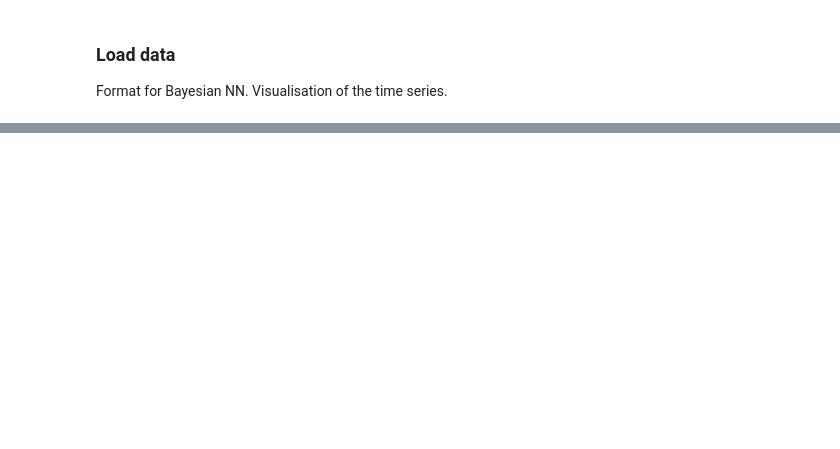
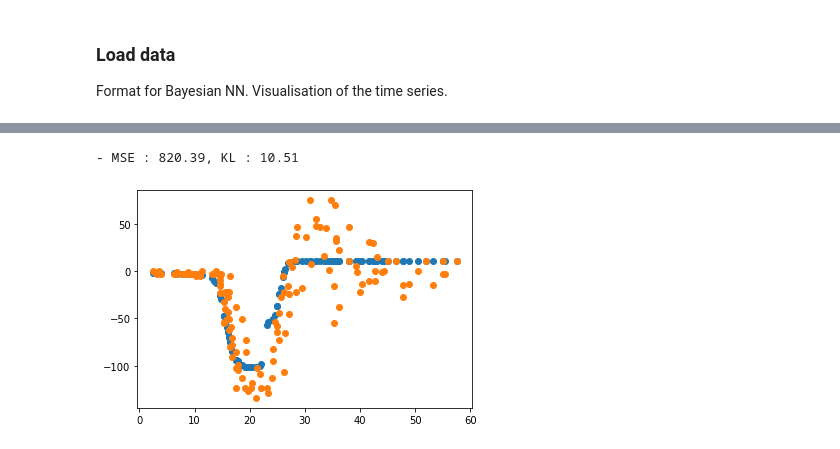
Before and after one commit to nalatraz/DeepLearning_Project7a, a Jupyter notebook: Bayesian Linear - Motorcycle Test.ipynb, the cells around one changed output, grey strips where cells are left out. Cells and saved outputs as stored; diff of their text form; code cells hidden in the pictures; blank space fills up the shorter version.

```diff
--- a/Bayesian Linear - Motorcycle Test.ipynb
+++ b/Bayesian Linear - Motorcycle Test.ipynb
@@ -124,11 +202,0 @@ plt.show()
-# %%
-num_predictions = 100
-prediction = np.zeros((len(x), num_predictions))
-
-plt.figure(figsize=(16,9))
-plt.scatter(x, y, label='Data')
-for i in range(num_predictions):
-    prediction[:,i] = net(x).squeeze().detach().numpy()
-    plt.scatter(x, prediction[:,i], label='Prediction ' + str(i))
-
-plt.show()
@@ -154,0 +230,35 @@ plt.show()
+# %%
+net = net.float()
+
+optimizer = optim.Adam(net.parameters(), lr=0.01)
+mse_loss = nn.MSELoss()
+
+kl_loss = BKLLoss(reduction='mean', last_layer_only=False)
+kl_weight = 0.01
+
+for t in range(1000):
+
+    optimizer.zero_grad()
+
+    prediction = net(x.float())     # input x and predict based on x
+
+    mse = mse_loss(prediction, y.float())
+
+    kl = kl_loss(net)
+
+    cost = mse + kl_weight*kl
+
+    cost.float().backward()
+
+    optimizer.step()
+
+print('- MSE : %2.2f, KL : %2.2f' % (mse.item(), kl.item()))
+# %% [output]
+- MSE : 820.39, KL : 10.51
+# %%
+plt.figure()
+plt.scatter(x, prediction.detach().numpy())
+plt.scatter(x, y)
+plt.show()
+# %% [output]
+[figure, added]
```
Also changed, not shown: parts of 14 cells of this notebook.
